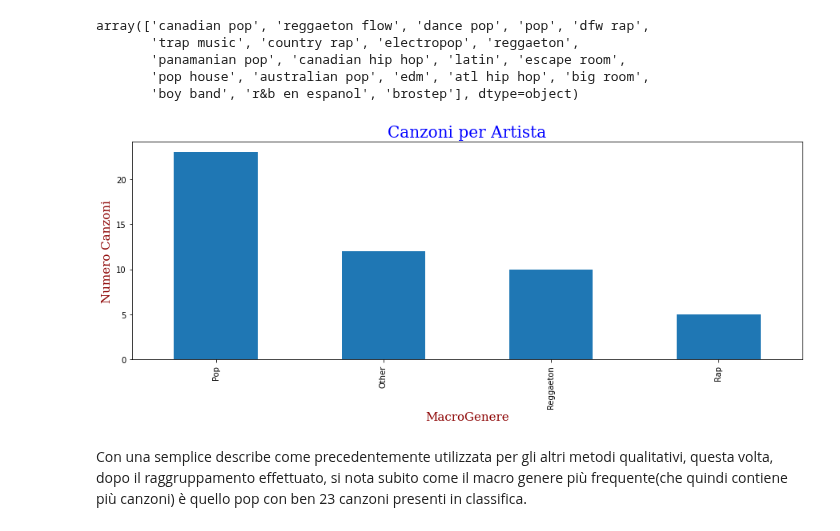
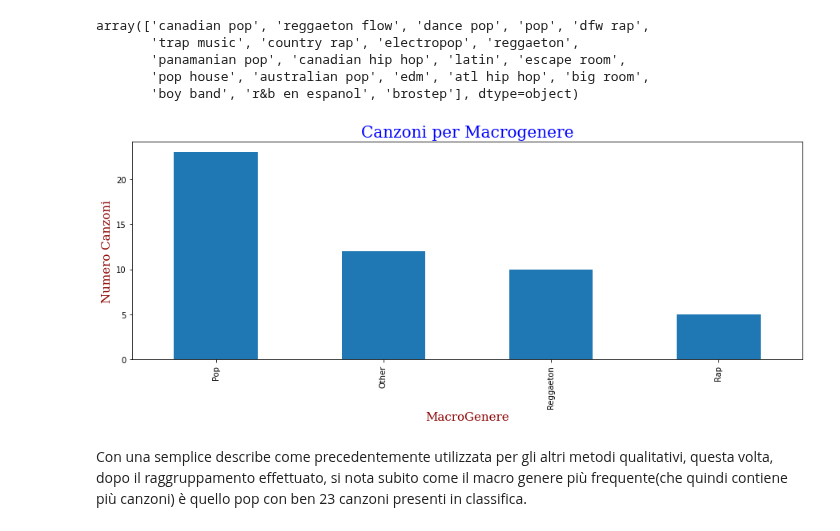
Before and after one commit to PedemonteGiacomo/DataScienceProject, a Jupyter notebook: ProgettoIDS_Pedemonte_Giacomo_S4861715_Da_presentare.ipynb, the cells around one changed output. Saved outputs shown, nothing was run; the diff lists cells and outputs as text; code cells hidden in the pictures.

```diff
--- a/ProgettoIDS_Pedemonte_Giacomo_S4861715_Da_presentare.ipynb
+++ b/ProgettoIDS_Pedemonte_Giacomo_S4861715_Da_presentare.ipynb
@@ -232,17 +231,17 @@ top50.loc[(top50['Genre'] == 'reggaeton flow') | (top50['Genre'] == 'reggaeton')
 # %%
 num_macro_genere = top50['MacroGenere'].value_counts()
 
 font1 = {'family':'serif','color':'blue','size':20}
 font2 = {'family':'serif','color':'darkred','size':15}
 
-plt.title("Canzoni per Artista", fontdict = font1)
+plt.title("Canzoni per Macrogenere", fontdict = font1)
 plt.xlabel("MacroGenere", fontdict = font2)
 plt.ylabel("Numero Canzoni", fontdict = font2)
 
 num_macro_genere.plot(kind = 'bar',figsize = (15,5))
 plt.show()
 # %% [output]
-[figure, old version]
+[figure, new version]
 # %% [markdown]
 Con una semplice describe come precedentemente utilizzata per gli altri metodi qualitativi, questa volta, dopo il raggruppamento effettuato, si nota subito come il macro genere più frequente(che quindi contiene più canzoni) è quello pop con ben 23 canzoni presenti in classifica.
 # %% [markdown]
```
Also changed, not shown: parts of 12 cells of this notebook.
